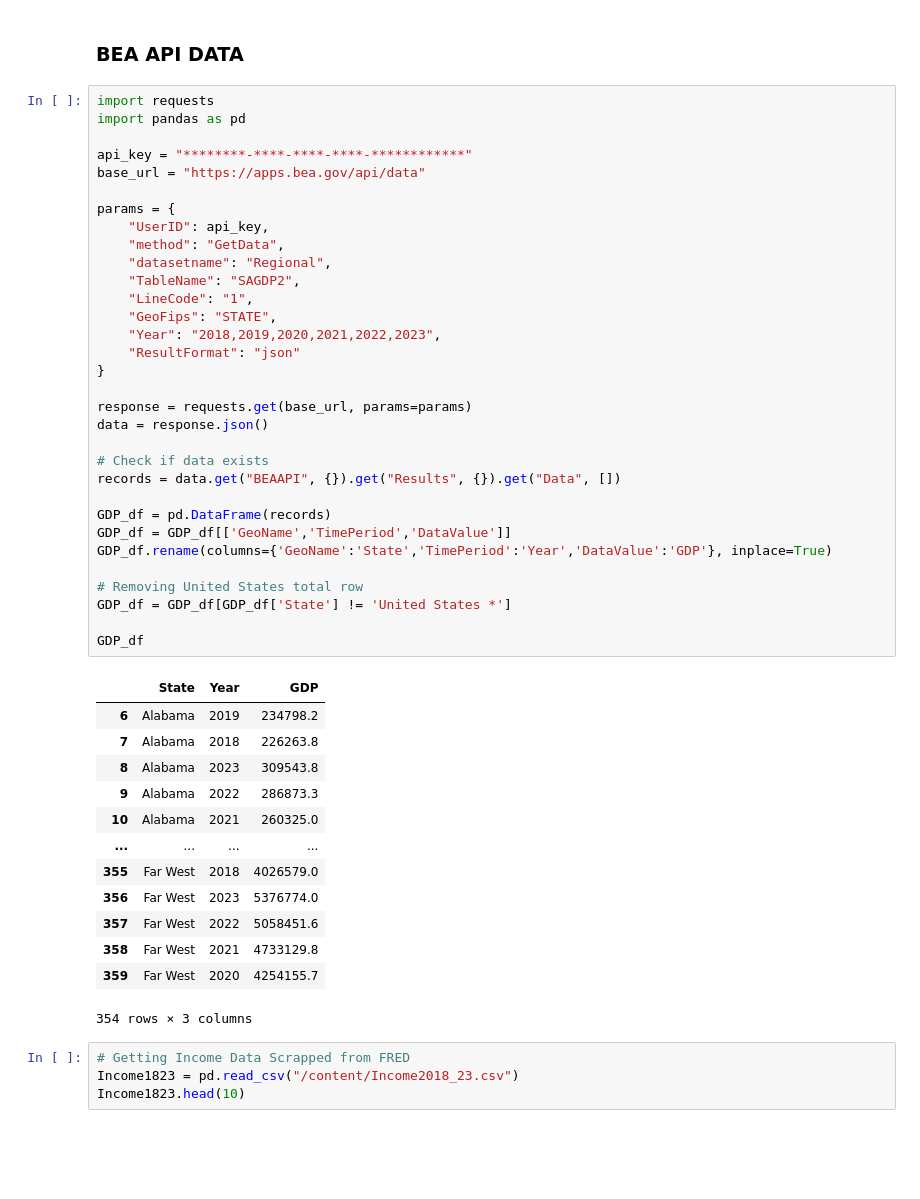
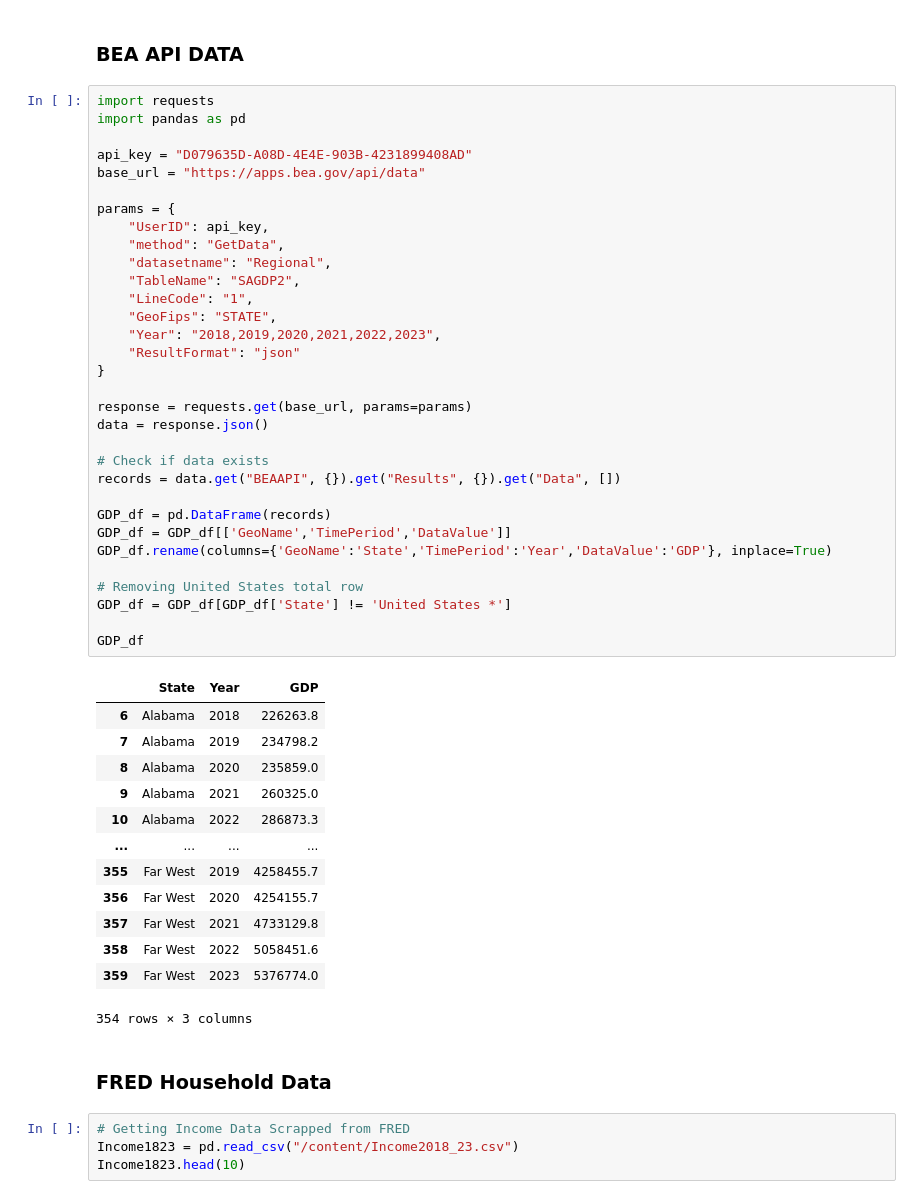
Before and after one commit to pangolla/Spatial-Temporal-Modeling-using-Panel-Time-Series-Modeling-Beer-Production-and-Economic-Perfromance-, a Jupyter notebook: Practicum_1_Final.ipynb, the cells around one changed output. Saved outputs shown, nothing was run; the diff lists cells and outputs as text; blank space fills up the shorter version.

```diff
--- a/Practicum_1_Final.ipynb
+++ b/Practicum_1_Final.ipynb
@@ -127,48 +131,50 @@ breweries_profile_ratings_df
 import requests
 import pandas as pd
 
-api_key = "********-****-****-****-************"
+api_key = "D079635D-A08D-4E4E-903B-4231899408AD"
 base_url = "https://apps.bea.gov/api/data"
 
 params = {
     "UserID": api_key,
     "method": "GetData",
     "datasetname": "Regional",
     "TableName": "SAGDP2",
     "LineCode": "1",
     "GeoFips": "STATE",
     "Year": "2018,2019,2020,2021,2022,2023",
     "ResultFormat": "json"
 }
 
 response = requests.get(base_url, params=params)
 data = response.json()
 
 # Check if data exists
 records = data.get("BEAAPI", {}).get("Results", {}).get("Data", [])
 
 GDP_df = pd.DataFrame(records)
 GDP_df = GDP_df[['GeoName','TimePeriod','DataValue']]
 GDP_df.rename(columns={'GeoName':'State','TimePeriod':'Year','DataValue':'GDP'}, inplace=True)
 
 # Removing United States total row
 GDP_df = GDP_df[GDP_df['State'] != 'United States *']
 
 GDP_df
 # %% [output]
 |  | State | Year | GDP |
-| 6 | Alabama | 2019 | 234798.2 |
-| 7 | Alabama | 2018 | 226263.8 |
-| 8 | Alabama | 2023 | 309543.8 |
-| 9 | Alabama | 2022 | 286873.3 |
-| 10 | Alabama | 2021 | 260325.0 |
+| 6 | Alabama | 2018 | 226263.8 |
+| 7 | Alabama | 2019 | 234798.2 |
+| 8 | Alabama | 2020 | 235859.0 |
+| 9 | Alabama | 2021 | 260325.0 |
+| 10 | Alabama | 2022 | 286873.3 |
 | ... | ... | ... | ... |
-| 355 | Far West | 2018 | 4026579.0 |
-| 356 | Far West | 2023 | 5376774.0 |
-| 357 | Far West | 2022 | 5058451.6 |
-| 358 | Far West | 2021 | 4733129.8 |
-| 359 | Far West | 2020 | 4254155.7 |
+| 355 | Far West | 2019 | 4258455.7 |
+| 356 | Far West | 2020 | 4254155.7 |
+| 357 | Far West | 2021 | 4733129.8 |
+| 358 | Far West | 2022 | 5058451.6 |
+| 359 | Far West | 2023 | 5376774.0 |
 354 rows × 3 columns
+# %% [markdown]
+### FRED Household Data
 # %%
 # Getting Income Data Scrapped from FRED
 Income1823 = pd.read_csv("/content/Income2018_23.csv")
```
Also changed, not shown: parts of 42 cells of this notebook.
